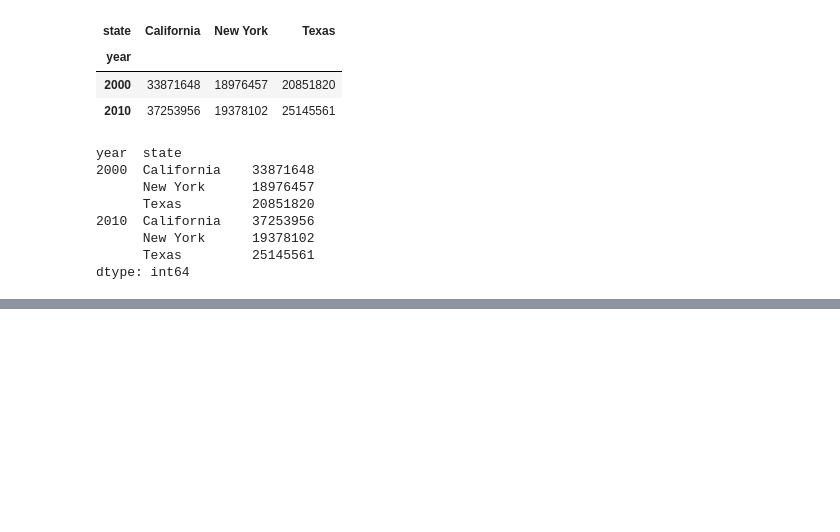
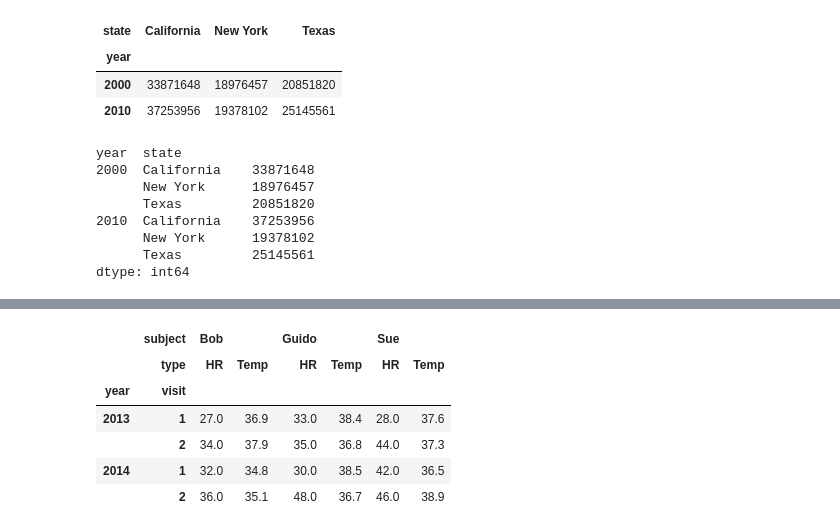
Before and after one commit to franzoni/ML-A-Z-Hands-On-Python-R, a Jupyter notebook: Machine_Learning_A-Z_Template_Folder/Part_4_-_Clustering/Section_2xx_-_Part_PLAYplay/hierarchical_indexing.ipynb, the cells around one changed output, grey strips where cells are left out. Saved outputs shown, nothing was run; the diff lists cells and outputs as text; code cells hidden in the pictures; blank space fills up the shorter version.

```diff
--- a/Machine_Learning_A-Z_Template_Folder/Part_4_-_Clustering/Section_2xx_-_Part_PLAYplay/hierarchical_indexing.ipynb
+++ b/Machine_Learning_A-Z_Template_Folder/Part_4_-_Clustering/Section_2xx_-_Part_PLAYplay/hierarchical_indexing.ipynb
@@ -666,0 +775,10 @@ dtype: int64
+# %%
+health_data
+# %% [output]
+|  | subject | Bob |  | Guido |  | Sue |  |
+|  | type | HR | Temp | HR | Temp | HR | Temp |
+| year | visit |  |  |  |  |  |  |
+| 2013 | 1 | 27.0 | 36.9 | 33.0 | 38.4 | 28.0 | 37.6 |
+|  | 2 | 34.0 | 37.9 | 35.0 | 36.8 | 44.0 | 37.3 |
+| 2014 | 1 | 32.0 | 34.8 | 30.0 | 38.5 | 42.0 | 36.5 |
+|  | 2 | 36.0 | 35.1 | 48.0 | 36.7 | 46.0 | 38.9 |
```
Also changed, not shown: parts of 38 cells of this notebook.
